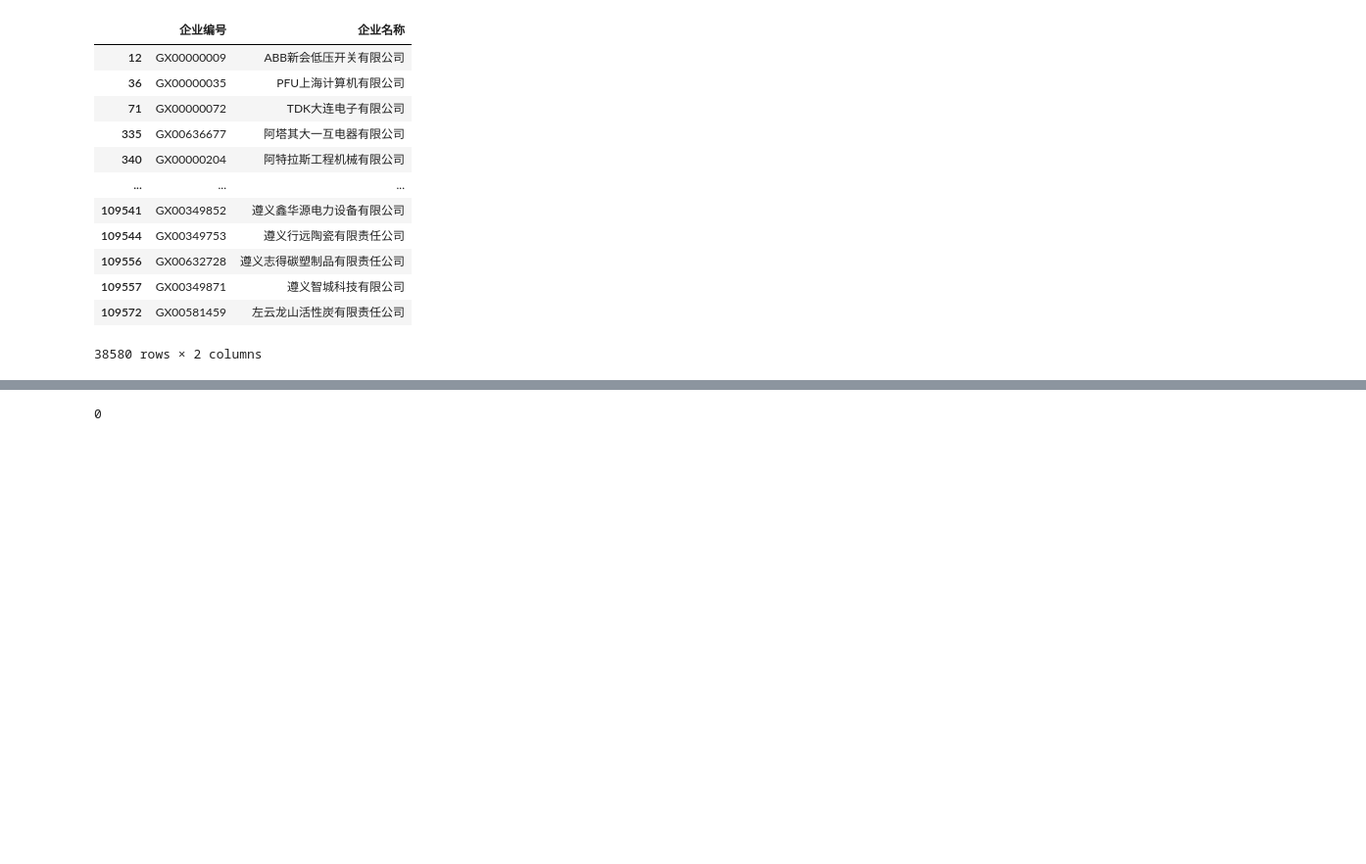
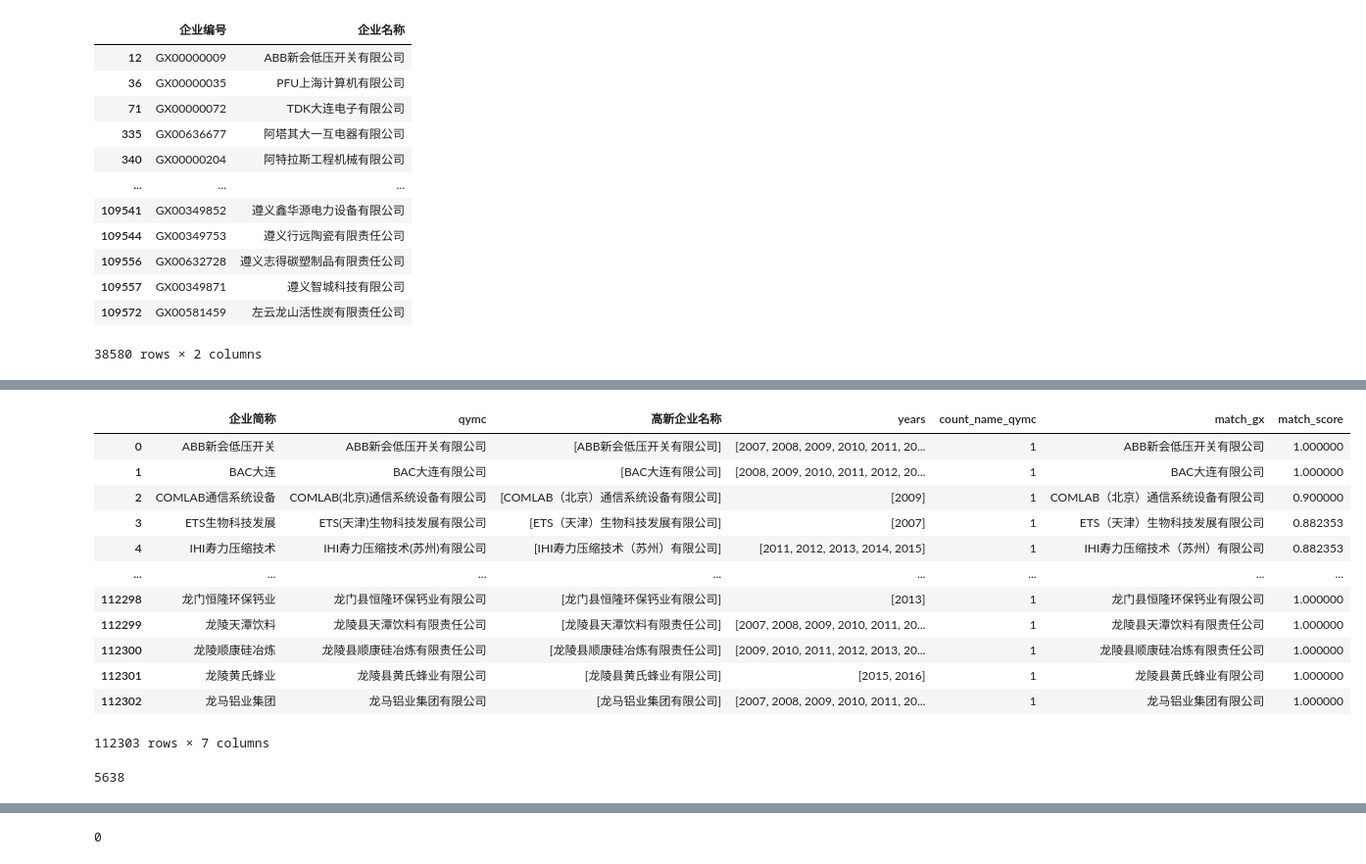
Before and after one commit to ideatechresearch/patent_invest, a Jupyter notebook: 专精特新&高新技术&税调&创新基金&火炬项目&融资企业与专利.ipynb, the cells around one changed output, grey strips where cells are left out. Shown: that part at 98% size. Cells and saved outputs as stored; diff of their text form; code cells hidden in the pictures; blank space fills up the shorter version.

```diff
--- a/专精特新&高新技术&税调&创新基金&火炬项目&融资企业与专利.ipynb
+++ b/专精特新&高新技术&税调&创新基金&火炬项目&融资企业与专利.ipynb
@@ -2621,0 +3166,26 @@ annual_qymc.loc[annual_qymc['企业简称'].isin(combined_tax_gx_companies),['qy
+# %%
+annual_qymc['years']=annual_qymc[['2007', '2008', '2009', '2010', '2011', '2012', '2013', '2014', '2015', '2016']].apply( lambda x: sorted(int(col) for col in x.index if x[col] >0), axis=1)
+combined_tax_gx_companies = set(annual_qymc['企业简称']) & (set(gxqy['企业简称']))
+# %%
+df_tax_gx_companies =annual_qymc[annual_qymc['企业简称'].isin(combined_tax_gx_companies)].groupby('企业简称')['qymc'].agg(list).reset_index()
+df_tax_gx_companies=df_tax_gx_companies.merge(gxqy[gxqy['企业简称'].isin(combined_tax_gx_companies)].groupby('企业简称')['企业名称'].agg(list).rename('高新企业名称'), on='企业简称').explode('qymc')
+df_tax_gx_companies = df_tax_gx_companies.merge(annual_qymc[['qymc','years']],on='qymc',how='left')
+df_tax_gx_companies['count_name_qymc']=df_tax_gx_companies['企业简称'].map(annual_qymc.groupby('企业简称')['qymc'].nunique())
+df_tax_gx_companies['match_gx']=df_tax_gx_companies.apply(lambda x:difflib.get_close_matches(x['qymc'], x['高新企业名称'], n=1, cutoff=0.8),axis=1).explode()
+df_tax_gx_companies['match_score']=df_tax_gx_companies.apply(lambda x:difflib.SequenceMatcher(None, x['qymc'], x['match_gx']).ratio() if  isinstance(x['match_gx'], str)  else 0,axis=1)
+
+df_tax_gx_companies
+# %% [output]
+|  | 企业简称 | qymc | 高新企业名称 | years | count_name_qymc | match_gx | match_score |
+| 0 | ABB新会低压开关 | ABB新会低压开关有限公司 | [ABB新会低压开关有限公司] | [2007, 2008, 2009, 2010, 2011, 20... | 1 | ABB新会低压开关有限公司 | 1.000000 |
+| 1 | BAC大连 | BAC大连有限公司 | [BAC大连有限公司] | [2008, 2009, 2010, 2011, 2012, 20... | 1 | BAC大连有限公司 | 1.000000 |
+| 2 | COMLAB通信系统设备 | COMLAB(北京)通信系统设备有限公司 | [COMLAB（北京）通信系统设备有限公司] | [2009] | 1 | COMLAB（北京）通信系统设备有限公司 | 0.900000 |
+| 3 | ETS生物科技发展 | ETS(天津)生物科技发展有限公司 | [ETS（天津）生物科技发展有限公司] | [2007] | 1 | ETS（天津）生物科技发展有限公司 | 0.882353 |
+| 4 | IHI寿力压缩技术 | IHI寿力压缩技术(苏州)有限公司 | [IHI寿力压缩技术（苏州）有限公司] | [2011, 2012, 2013, 2014, 2015] | 1 | IHI寿力压缩技术（苏州）有限公司 | 0.882353 |
+| ... | ... | ... | ... | ... | ... | ... | ... |
+| 112298 | 龙门恒隆环保钙业 | 龙门县恒隆环保钙业有限公司 | [龙门县恒隆环保钙业有限公司] | [2013] | 1 | 龙门县恒隆环保钙业有限公司 | 1.000000 |
+| 112299 | 龙陵天潭饮料 | 龙陵县天潭饮料有限责任公司 | [龙陵县天潭饮料有限责任公司] | [2007, 2008, 2009, 2010, 2011, 20... | 1 | 龙陵县天潭饮料有限责任公司 | 1.000000 |
+| 112300 | 龙陵顺康硅冶炼 | 龙陵县顺康硅冶炼有限责任公司 | [龙陵县顺康硅冶炼有限责任公司] | [2009, 2010, 2011, 2012, 2013, 20... | 1 | 龙陵县顺康硅冶炼有限责任公司 | 1.000000 |
+| 112301 | 龙陵黄氏蜂业 | 龙陵县黄氏蜂业有限公司 | [龙陵县黄氏蜂业有限公司] | [2015, 2016] | 1 | 龙陵县黄氏蜂业有限公司 | 1.000000 |
+| 112302 | 龙马铝业集团 | 龙马铝业集团有限公司 | [龙马铝业集团有限公司] | [2007, 2008, 2009, 2010, 2011, 20... | 1 | 龙马铝业集团有限公司 | 1.000000 |
+112303 rows × 7 columns
@@ -2621,0 +3200,4 @@ annual_qymc.loc[annual_qymc['企业简称'].isin(combined_tax_gx_companies),['qy
+# %%
+df_tax_gx_companies['match_hj'].count()
+# %% [output]
+5638
```
Also changed, not shown: parts of 112 cells of this notebook, 1 other file.
